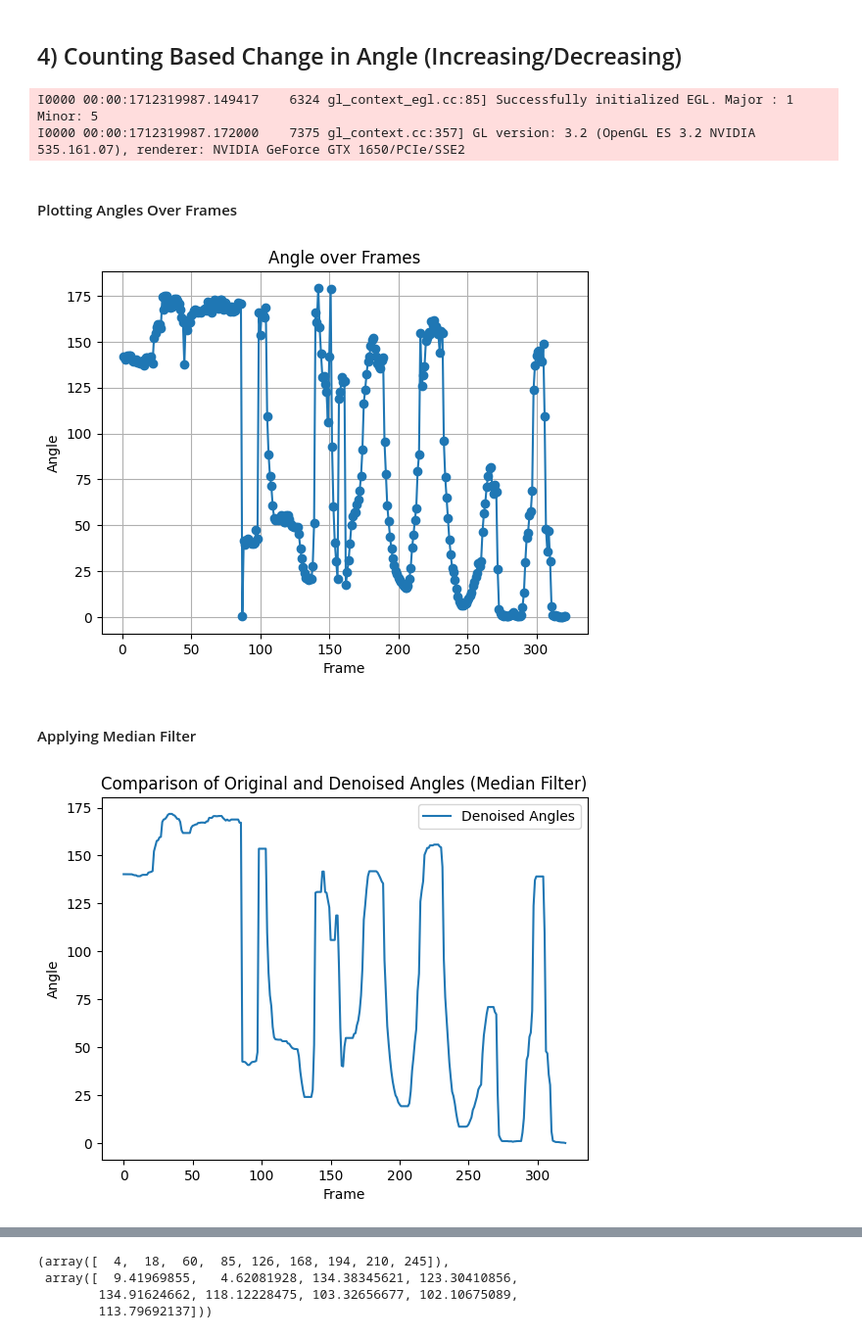
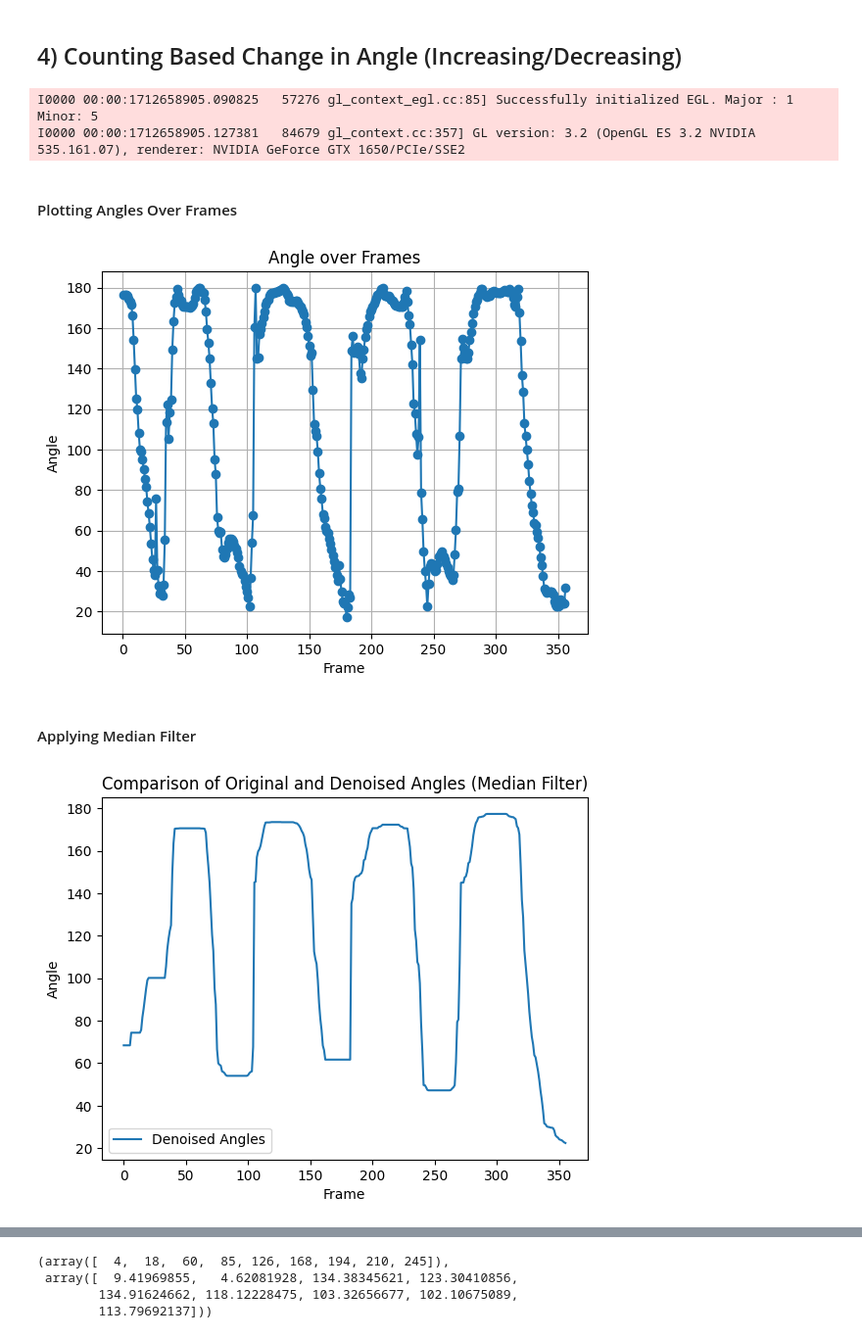
Before and after one commit to amromeshref/Workout-Form-Assessment, a Jupyter notebook: notebook/Counting Cycles - Bicep.ipynb, the cells around one changed output, grey strips where cells are left out. Shown at 98% size. Drawn from its saved outputs; the diff is of its cells as text; code cells hidden in the pictures.

```diff
--- a/notebook/Counting Cycles - Bicep.ipynb
+++ b/notebook/Counting Cycles - Bicep.ipynb
@@ -199,8 +207,8 @@ plt.show()
 # %% [markdown]
 ## 4) Counting Based Change in Angle (Increasing/Decreasing)
 # %%
-cap = cv2.VideoCapture(0)
-#cap = cv2.VideoCapture("/media/amro/944A72844A726342/E-JUST/Mine/Year3/S1/Seminar/Datasets/archive/Original Datasets/Bicep Curl/b1/b1_bicepcurl_1.mp4")
+#cap = cv2.VideoCapture(0)
+cap = cv2.VideoCapture("../data/external/self_collected_data/bicep/criteria_1/1/14B.mp4")
 
 # Curl counter variables
 counter = 0
@@ -212,7 +220,8 @@ angles = []
 with mp_pose.Pose(min_detection_confidence=0.5, min_tracking_confidence=0.5) as pose:
     while cap.isOpened():
         ret, frame = cap.read()
-
+        if not ret:
+            break
         # Recolor image to RGB
         image = cv2.cvtColor(frame, cv2.COLOR_BGR2RGB)
         image.flags.writeable = False
@@ -229,6 +238,7 @@ with mp_pose.Pose(min_detection_confidence=0.5, min_tracking_confidence=0.5) as
             landmarks = results.pose_landmarks.landmark
 
             # Get coordinates
+            #print(landmarks[mp_pose.PoseLandmark.RIGHT_ELBOW.value].visibility)
             shoulder = [landmarks[mp_pose.PoseLandmark.LEFT_SHOULDER.value].x,landmarks[mp_pose.PoseLandmark.LEFT_SHOULDER.value].y]
             elbow = [landmarks[mp_pose.PoseLandmark.LEFT_ELBOW.value].x,landmarks[mp_pose.PoseLandmark.LEFT_ELBOW.value].y]
             wrist = [landmarks[mp_pose.PoseLandmark.LEFT_WRIST.value].x,landmarks[mp_pose.PoseLandmark.LEFT_WRIST.value].y]
@@ -280,8 +290,8 @@ with mp_pose.Pose(min_detection_confidence=0.5, min_tracking_confidence=0.5) as
     cap.release()
     cv2.destroyAllWindows()
 # %% [output]
-I0000 00:00:1712319987.149417    6324 gl_context_egl.cc:85] Successfully initialized EGL. Major : 1 Minor: 5
-I0000 00:00:1712319987.172000    7375 gl_context.cc:357] GL version: 3.2 (OpenGL ES 3.2 NVIDIA 535.161.07), renderer: NVIDIA GeForce GTX 1650/PCIe/SSE2
+I0000 00:00:1712658905.090825   57276 gl_context_egl.cc:85] Successfully initialized EGL. Major : 1 Minor: 5
+I0000 00:00:1712658905.127381   84679 gl_context.cc:357] GL version: 3.2 (OpenGL ES 3.2 NVIDIA 535.161.07), renderer: NVIDIA GeForce GTX 1650/PCIe/SSE2
 # %% [markdown]
 #### Plotting Angles Over Frames
 # %%
@@ -301,32 +311,32 @@ plt.grid(True)
 # Show plot
 plt.show()
 # %% [output]
-[figure, old version]
+[figure, new version]
 # %% [markdown]
 #### Applying Median Filter
 # %%
 # Assuming 'angles_series' is the pandas Series containing angles over frames
 
 # Define the window size for the median filter (adjust as needed)
-window_size = 11
+window_size = 41
 
 # Apply median filter to the angles_series
 denoised_angles = medfilt(angles, kernel_size=window_size)
 
 # Plot the original and denoised angles
 #plt.plot(angles, label='Original Angles')
 plt.plot(denoised_angles, label='Denoised Angles')
 
 # Set labels and title
 plt.xlabel('Frame')
 plt.ylabel('Angle')
 plt.title('Comparison of Original and Denoised Angles (Median Filter)')
 plt.legend()
 
 # Show plot
 plt.show()
 # %% [output]
-[figure, old version]
+[figure, new version]
 # %%
 # Assuming 'angles_series' is the pandas Series containing angles over frames
 
```
Also changed, not shown: parts of 8 cells of this notebook, 1 other file.
